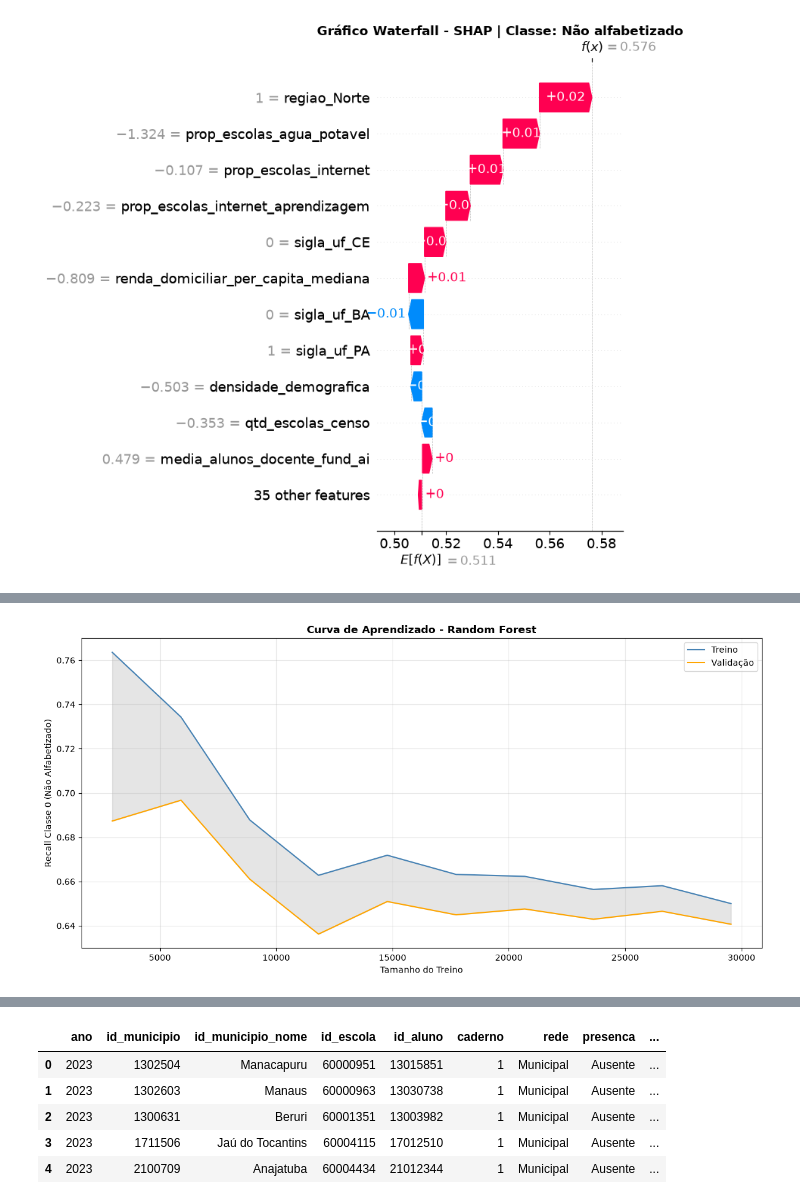
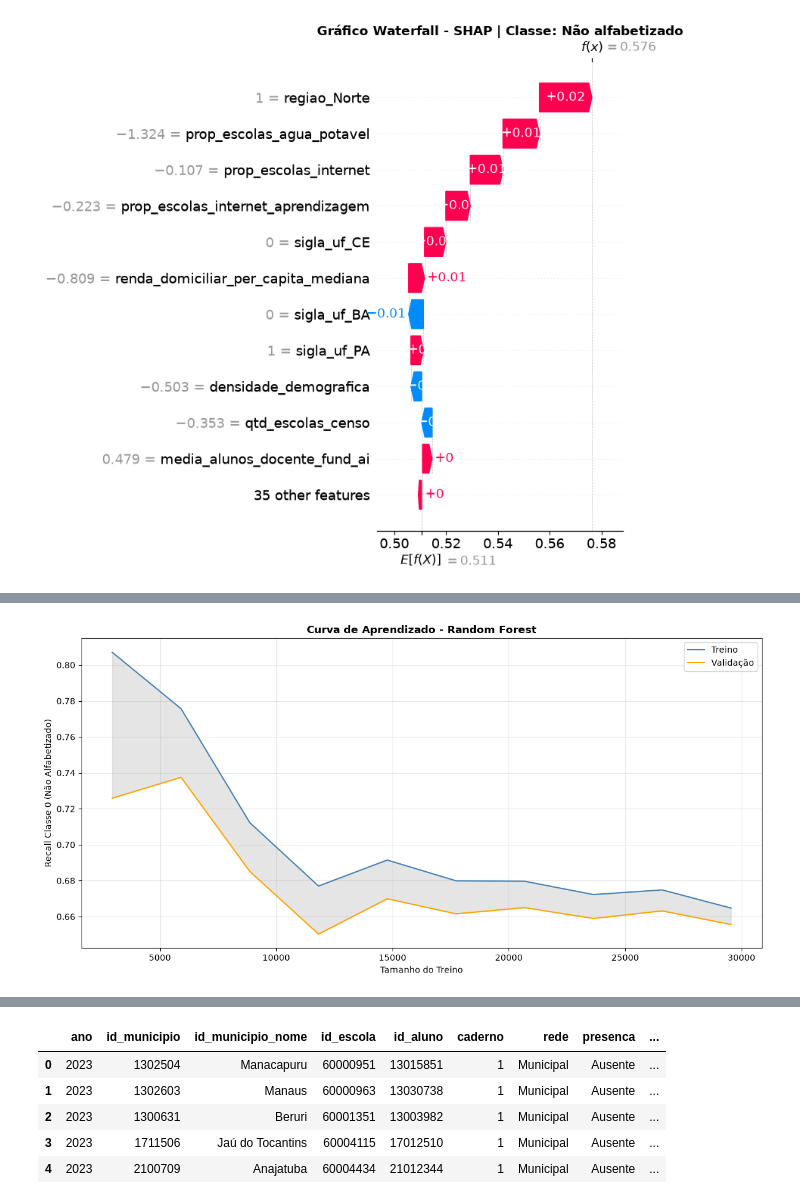
Before and after one commit to RenanTrevelim/tech-challenge-fase3-literacy-ml, a Jupyter notebook: notebooks/03_modelos_machine_learning.ipynb, the cells around one changed output, grey strips where cells are left out. Drawn from its saved outputs; the diff is of its cells as text; code cells hidden in the pictures.

Commit message:
verificando overfitting nos modelos + README

```diff
--- a/notebooks/03_modelos_machine_learning.ipynb
+++ b/notebooks/03_modelos_machine_learning.ipynb
@@ -354,6 +462,4 @@ param_dist_rl = {
     "max_iter": [2000, 3000, 5000]
 }
 # %%
-score_recall_0 = make_scorer(
-    recall_score, pos_label=0
-)
+score_recall_0 = make_scorer(recall_score, pos_label=0)
@@ -370,7 +468,7 @@ random_xgb = RandomizedSearchCV(
     estimator=xgb_model,
     param_distributions=param_dist_xgb,
     n_iter=20,
-    scoring=scorer_f2_0,
+    scoring=score_recall_0,
     cv=5,
     verbose=1,
     random_state=42,
@@ -380,7 +478,7 @@ random_rf = RandomizedSearchCV(
     estimator=rf_model,
     param_distributions=param_dist_rf,
     n_iter=20,
-    scoring=scorer_f2_0,
+    scoring=score_recall_0,
     cv=5,
     verbose=1,
     random_state=42,
@@ -390,7 +488,7 @@ random_rl = RandomizedSearchCV(
     estimator=rl_model,
     param_distributions=param_dist_rl,
     n_iter=20,
-    scoring=scorer_f2_0,
+    scoring=score_recall_0,
     cv=5,
     verbose=1,
     random_state=42,
@@ -1163,29 +1405,27 @@ plt.show()
 # %%
-from sklearn.model_selection import learning_curve
-
 train_sizes, train_scores, validation_scores = learning_curve(
     estimator=modelo_rf_final,
     X=X_treino_variance,
     y=y_treino,
     cv=5,
     train_sizes=np.linspace(0.1, 1.0, 10),
-    scoring=scorer_f2_0,
+    scoring=score_recall_0,
     n_jobs=-1
 )
 
 train_mean = train_scores.mean(axis=1)
 val_mean = validation_scores.mean(axis=1)
 
 plt.figure(figsize=(12,6))
 plt.plot(train_sizes, train_mean, label='Treino', color='steelblue')
 plt.plot(train_sizes, val_mean, label='Validação', color='orange')
 plt.fill_between(train_sizes, train_mean, val_mean, alpha=0.2, color='gray')
 plt.title("Curva de Aprendizado - Random Forest", fontweight='bold')
 plt.xlabel("Tamanho do Treino")
 plt.ylabel("Recall Classe 0 (Não Alfabetizado)")
 plt.legend()
 plt.grid(alpha=0.3)
 plt.tight_layout()
 plt.show()
 # %% [output]
-[figure, old version]
+[figure, new version]
```
Also changed, not shown: parts of 80 cells of this notebook, 2 other files.
